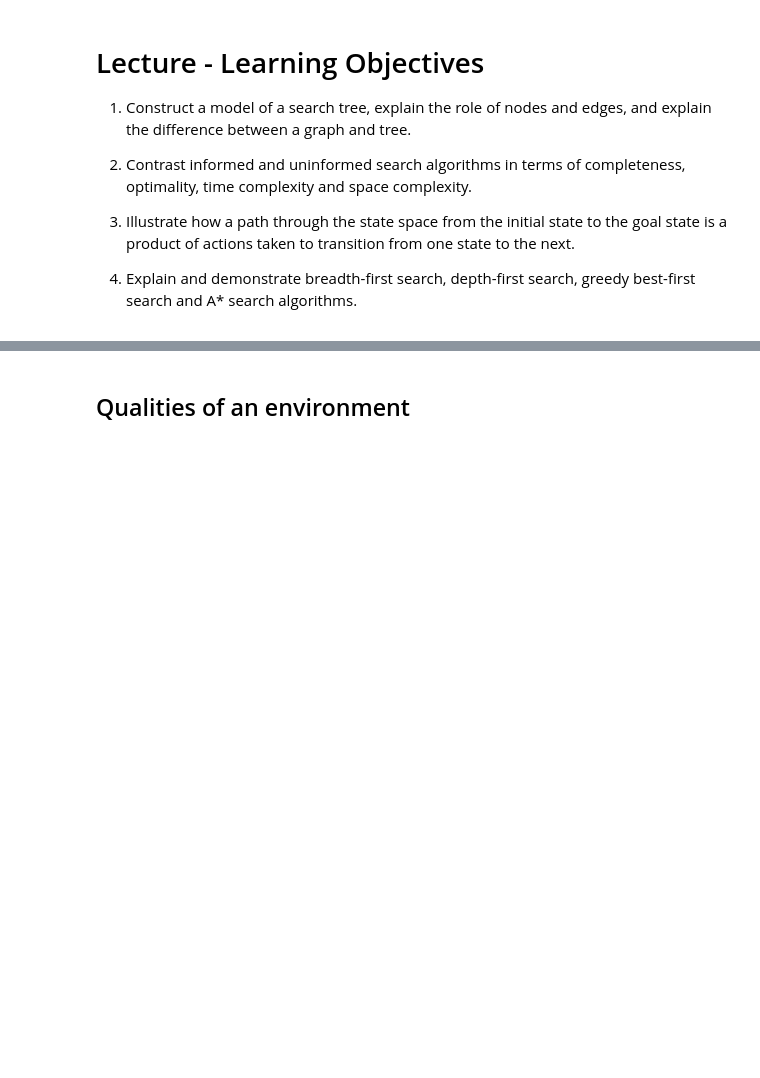
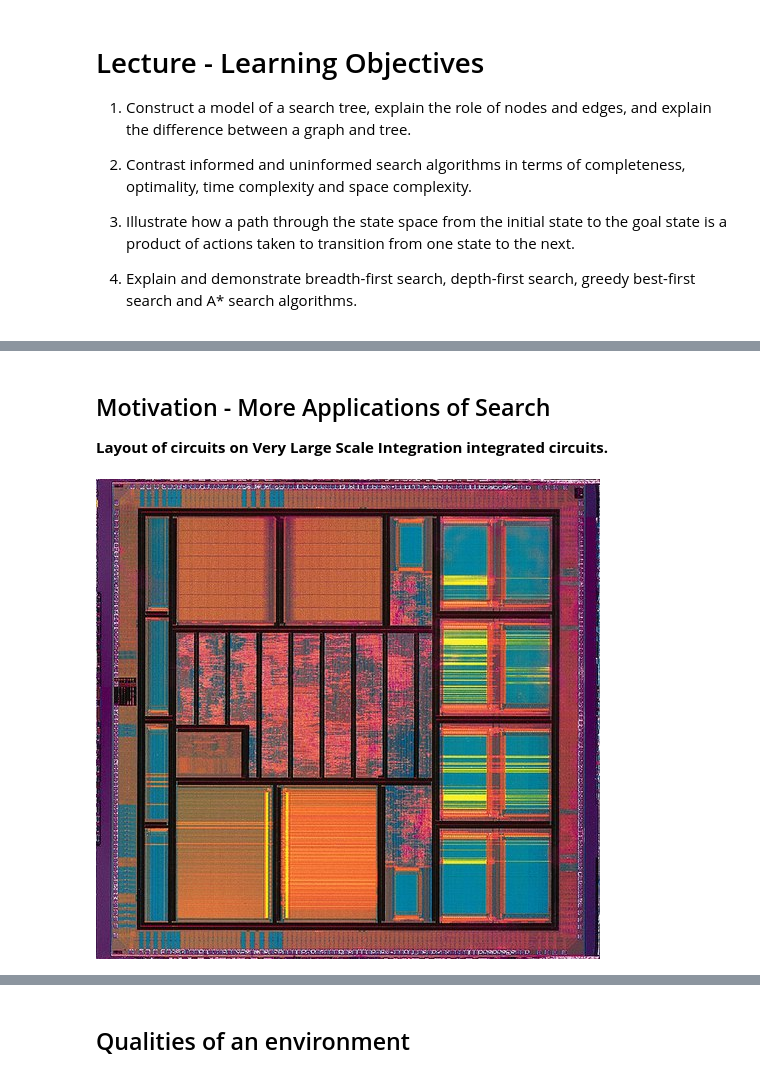
Before and after one commit to robOcity/ai-course, a Jupyter notebook: slides/week-2-search-slides.ipynb, the cells around one changed output, grey strips where cells are left out. Cells and saved outputs as stored; diff of their text form; code cells hidden in the pictures; blank space fills up the shorter version.

```diff
--- a/slides/week-2-search-slides.ipynb
+++ b/slides/week-2-search-slides.ipynb
@@ -92,0 +98,8 @@ Selecting features, choosing the right model, and hand tuning hyper-parameters i
+# %% [markdown]
+## Motivation - More Applications of Search
+
+**Layout of circuits on Very Large Scale Integration integrated circuits.**
+# %%
+Image("./images/504px-Diopsis.jpg")
+# %% [output]
+[figure, added]
```
Also changed, not shown: parts of 44 cells of this notebook, 2 other files.
